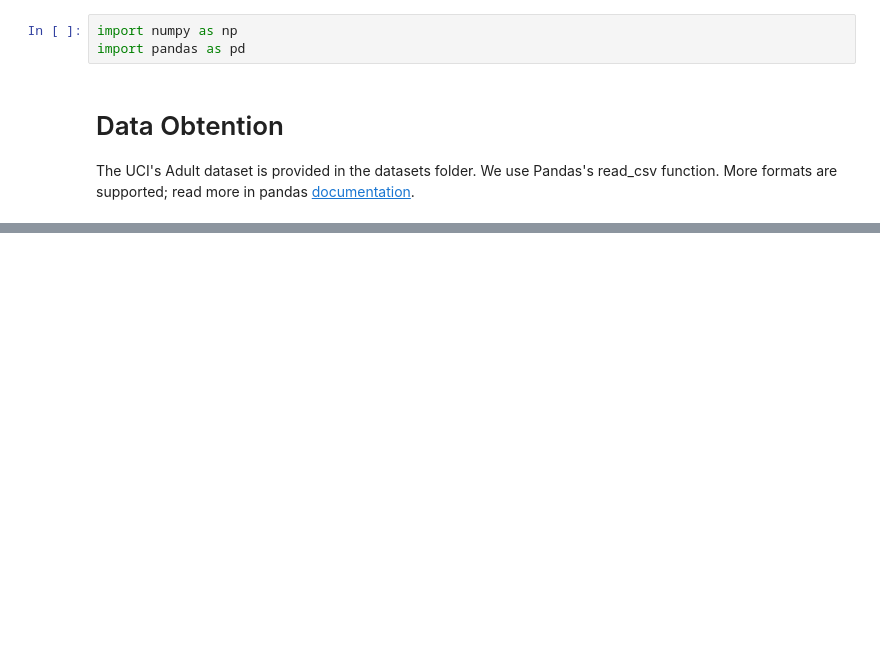
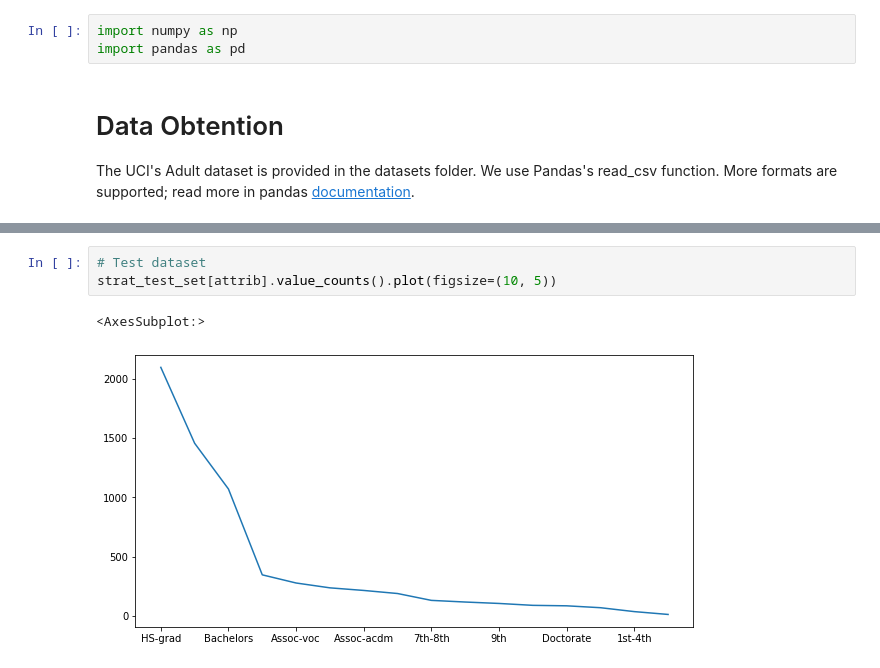
Before and after one commit to aguilarjose11/OUAIxHacklahomaMLDSWorkshop, a Jupyter notebook: Adult.ipynb, the cells around one changed output, grey strips where cells are left out. Cells and saved outputs as stored; diff of their text form; blank space fills up the shorter version.

```diff
--- a/Adult.ipynb
+++ b/Adult.ipynb
@@ -29,0 +187,6 @@ raw_adult.head()
+# %%
+# Test dataset
+strat_test_set[attrib].value_counts().plot(figsize=(10, 5))
+# %% [output]
+<AxesSubplot:>
+[figure, added]
```
Also changed, not shown: parts of 64 cells of this notebook.
